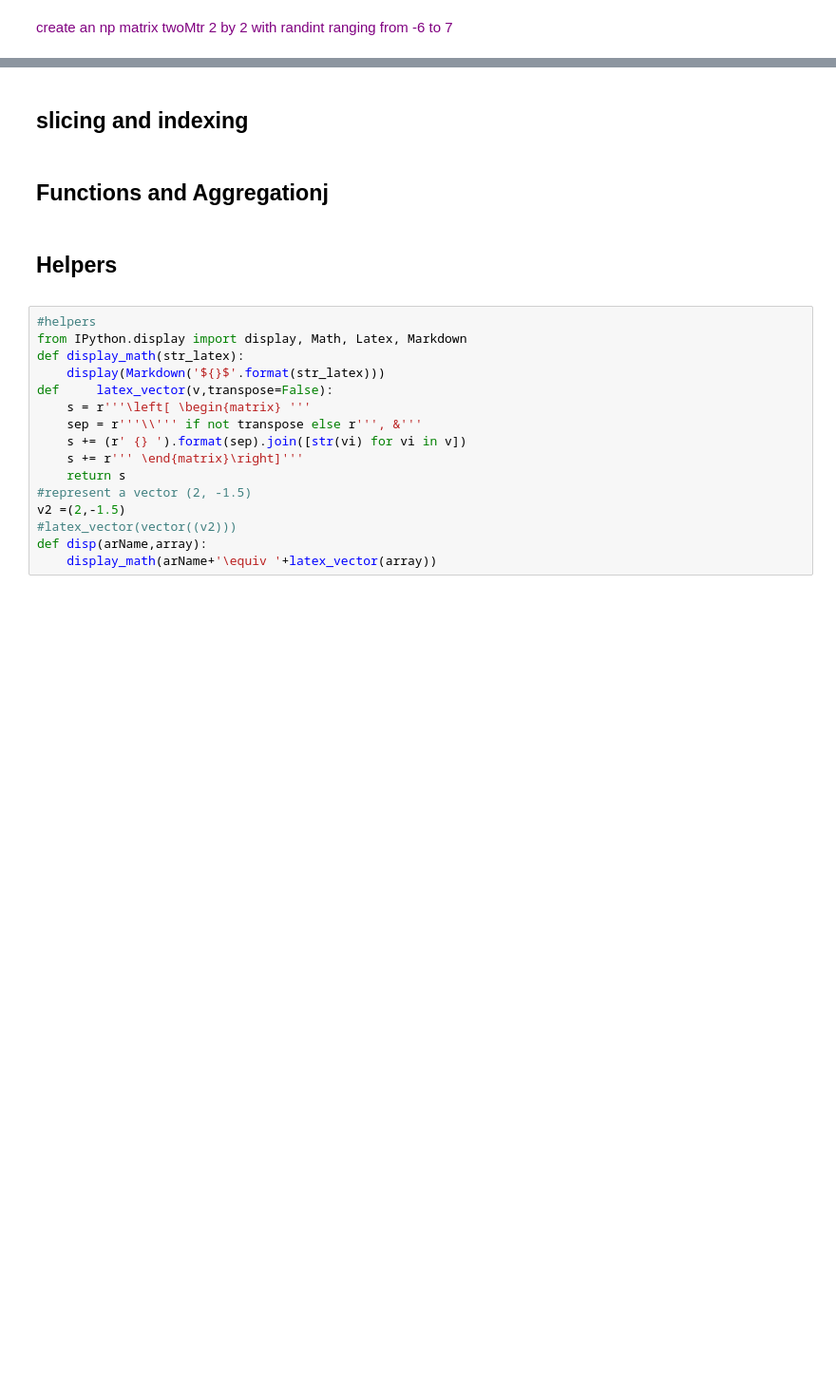
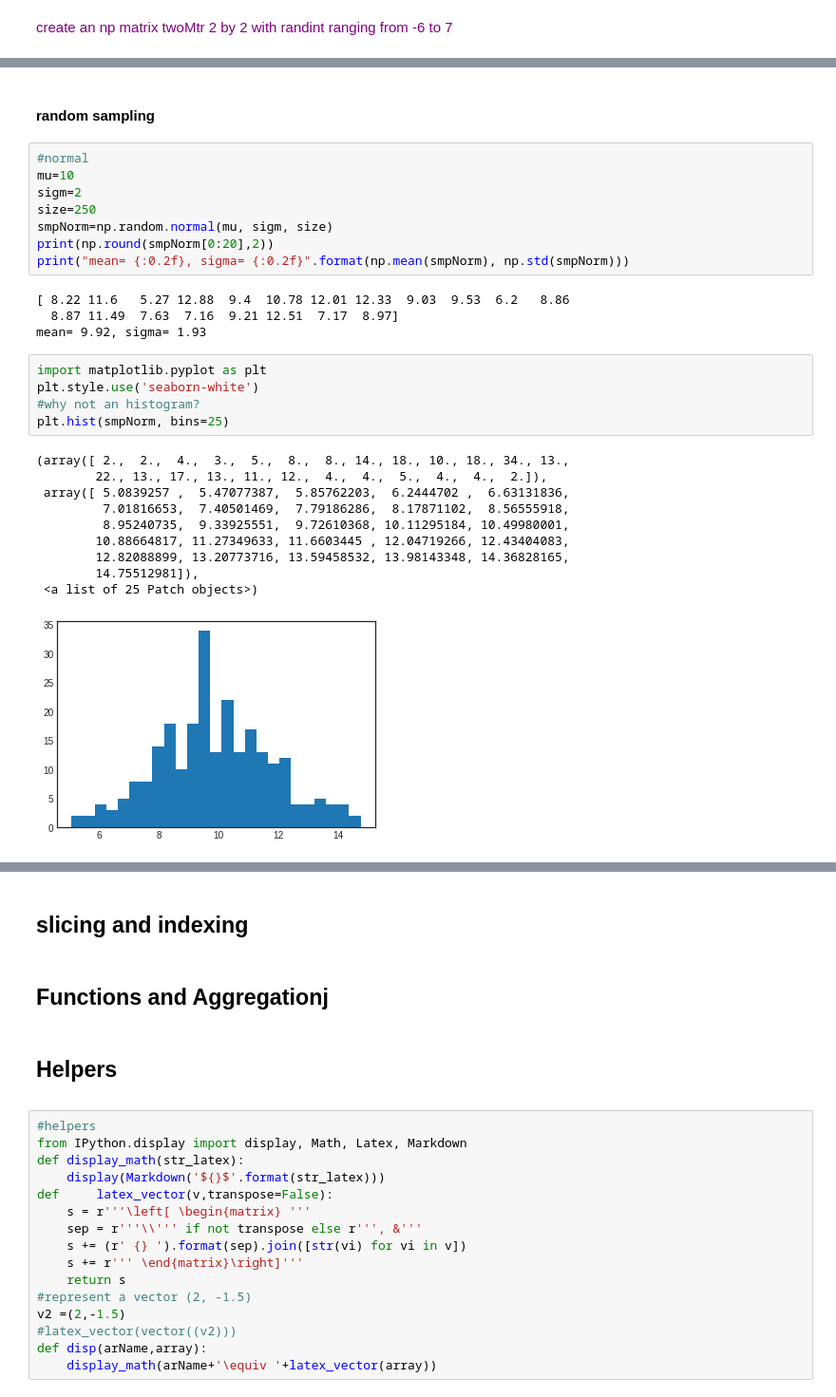
Before and after one commit to chezydan/pytopics, a Jupyter notebook: numpy basics.ipynb, the cells around one changed output, grey strips where cells are left out. Shown at 95% size. Drawn from its saved outputs; the diff is of its cells as text; blank space fills up the shorter version.

Commit message:
weekly pandas, nump, visual

```diff
--- a/numpy basics.ipynb
+++ b/numpy basics.ipynb
@@ -188,0 +188,30 @@ array([[ 3,  1],
+# %% [markdown]
+<h4>random sampling </h4>
+# %%
+#normal
+mu=10
+sigm=2
+size=250
+smpNorm=np.random.normal(mu, sigm, size)
+print(np.round(smpNorm[0:20],2))
+print("mean= {:0.2f}, sigma= {:0.2f}".format(np.mean(smpNorm), np.std(smpNorm)))
+# %% [output]
+[ 8.22 11.6   5.27 12.88  9.4  10.78 12.01 12.33  9.03  9.53  6.2   8.86
+  8.87 11.49  7.63  7.16  9.21 12.51  7.17  8.97]
+mean= 9.92, sigma= 1.93
+# %%
+import matplotlib.pyplot as plt
+plt.style.use('seaborn-white')
+#why not an histogram?
+plt.hist(smpNorm, bins=25)
+# %% [output]
+(array([ 2.,  2.,  4.,  3.,  5.,  8.,  8., 14., 18., 10., 18., 34., 13.,
+        22., 13., 17., 13., 11., 12.,  4.,  4.,  5.,  4.,  4.,  2.]),
+ array([ 5.0839257 ,  5.47077387,  5.85762203,  6.2444702 ,  6.63131836,
+         7.01816653,  7.40501469,  7.79186286,  8.17871102,  8.56555918,
+         8.95240735,  9.33925551,  9.72610368, 10.11295184, 10.49980001,
+        10.88664817, 11.27349633, 11.6603445 , 12.04719266, 12.43404083,
+        12.82088899, 13.20773716, 13.59458532, 13.98143348, 14.36828165,
+        14.75512981]),
+ <a list of 25 Patch objects>)
+[figure, added]
```
Also changed, not shown: parts of 18 cells of this notebook, 3 other files.
